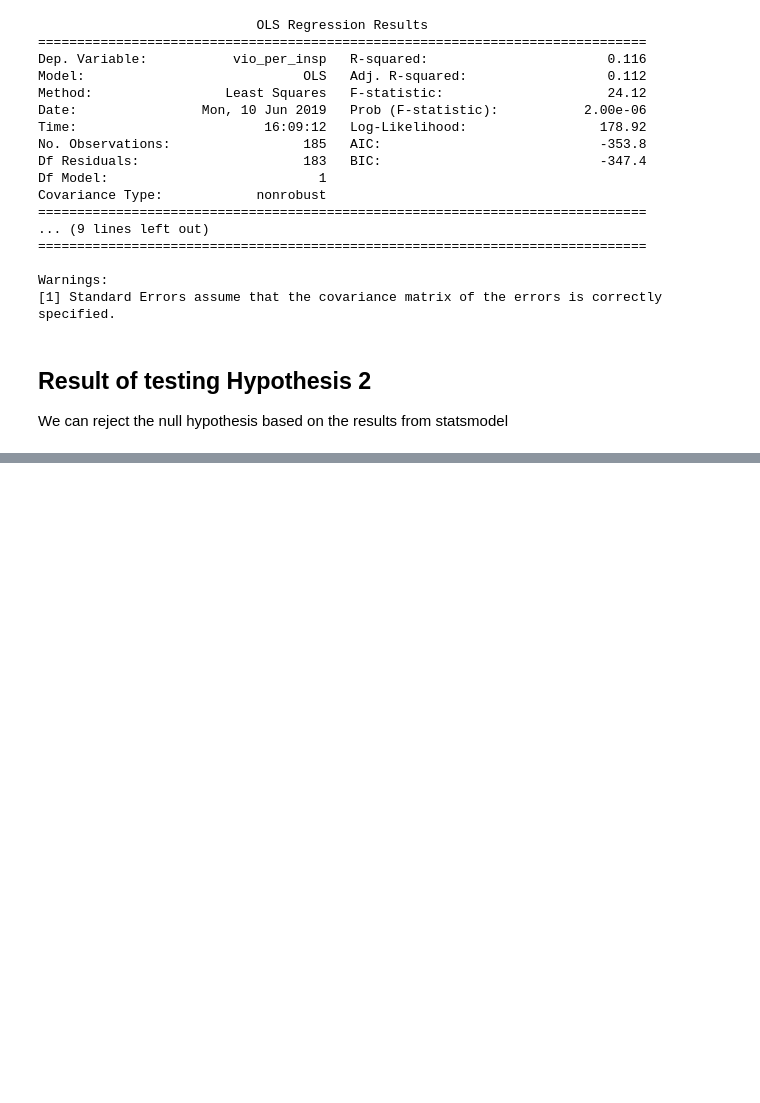
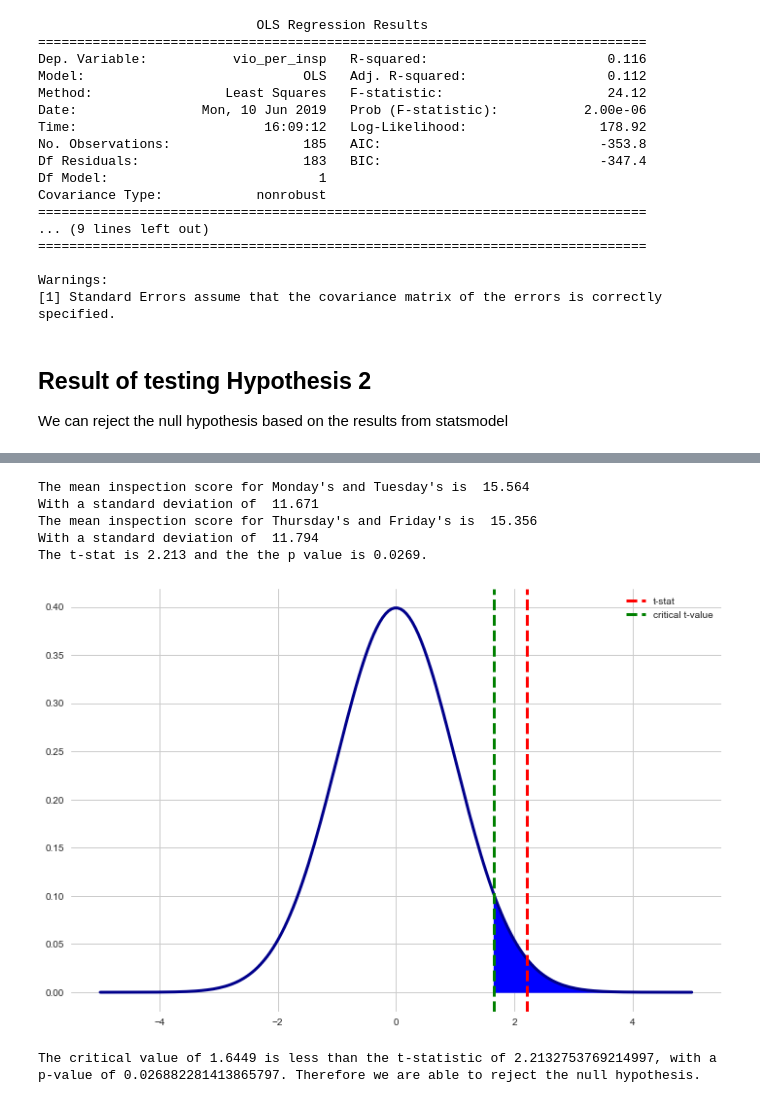
Before and after one commit to robblatt/Restaurant-Hypothesis-Testing, a Jupyter notebook: Project 3 - Readme and Results.ipynb, the cells around one changed output, grey strips where cells are left out. Drawn from its saved outputs; the diff is of its cells as text; code cells hidden in the pictures; blank space fills up the shorter version.

```diff
--- a/Readme.ipynb
+++ b/Project 3 - Readme and Results.ipynb
@@ -79,0 +109,10 @@ We can reject the null hypothesis based on the results from statsmodel
+# %%
+day_of_week()
+# %% [output]
+The mean inspection score for Monday's and Tuesday's is  15.564
+With a standard deviation of  11.671
+The mean inspection score for Thursday's and Friday's is  15.356
+With a standard deviation of  11.794
+The t-stat is 2.213 and the the p value is 0.0269.
+[figure, added]
+The critical value of 1.6449 is less than the t-statistic of 2.2132753769214997, with a p-value of 0.026882281413865797. Therefore we are able to reject the null hypothesis.
```
Also changed, not shown: parts of 8 cells of this notebook, 4 other files.
